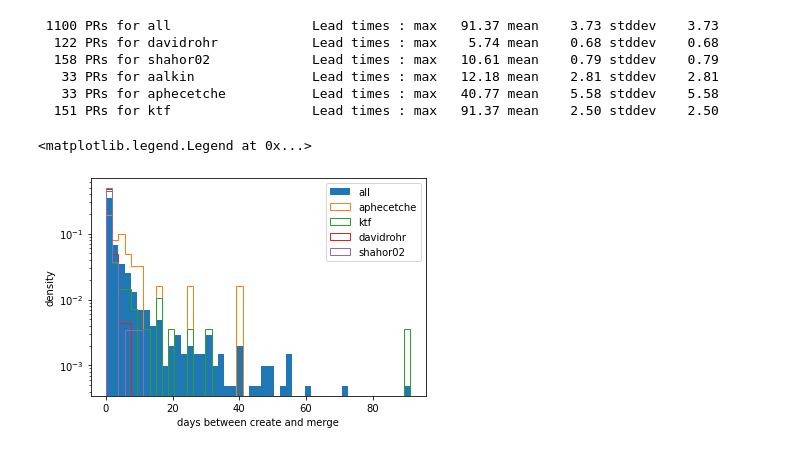
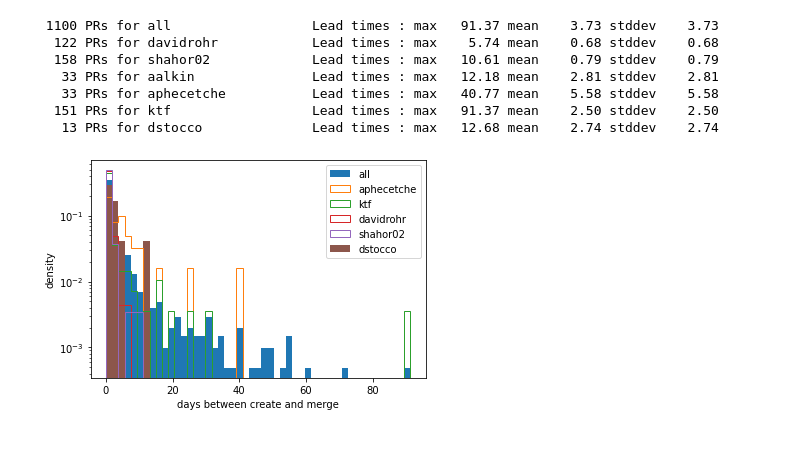
Before and after one commit to aphecetche/scripts, a Jupyter notebook: git/AliceO2 PR Time To Merge.ipynb, the cells around one changed output. Drawn from its saved outputs; the diff is of its cells as text; code cells hidden in the pictures.

Commit message:
Lead time stats for github AliceO2 pull requests

```diff
--- a/git/AliceO2 PR Time To Merge.ipynb
+++ b/git/AliceO2 PR Time To Merge.ipynb
@@ -24,6 +24,7 @@ printStat("shahor02")
 printStat("aalkin")
 printStat("aphecetche")
 printStat("ktf")
+printStat("dstocco")
 # %% [output]
  1100 PRs for all                  Lead times : max   91.37 mean    3.73 stddev    3.73
   122 PRs for davidrohr            Lead times : max    5.74 mean    0.68 stddev    0.68
@@ -31,20 +32,22 @@ printStat("ktf")
    33 PRs for aalkin               Lead times : max   12.18 mean    2.81 stddev    2.81
    33 PRs for aphecetche           Lead times : max   40.77 mean    5.58 stddev    5.58
   151 PRs for ktf                  Lead times : max   91.37 mean    2.50 stddev    2.50
+   13 PRs for dstocco              Lead times : max   12.68 mean    2.74 stddev    2.74
 # %%
 import matplotlib.pyplot as plt
 # %%
 x_min=np.min(delays)
 x_max=np.max(delays)
-n,bins,patches=plt.hist(x=authors["all"],bins=np.linspace(x_min,x_max),rwidth=1.0,label="all",density=True,histtype='stepfilled')
+density=True
+n,bins,patches=plt.hist(x=authors["all"],bins=np.linspace(x_min,x_max),rwidth=1.0,label="all",density=density,histtype='stepfilled')
 plt.xlabel("days between create and merge");
 plt.ylabel("density");
 plt.yscale("log")
-plt.hist(x=authors["aphecetche"],bins=bins,rwidth=0.85,label="aphecetche",density=True,histtype='step');
-plt.hist(x=authors["ktf"],bins=bins,rwidth=0.85,label="ktf",density=True,histtype='step');
-plt.hist(x=authors["davidrohr"],bins=bins,rwidth=0.85,label="davidrohr",density=True,histtype='step');
-plt.hist(x=authors["shahor02"],bins=bins,rwidth=0.85,label="shahor02",density=True,histtype='step');
-plt.legend()
+plt.hist(x=authors["aphecetche"],bins=bins,rwidth=0.85,label="aphecetche",density=density,histtype='step');
+plt.hist(x=authors["ktf"],bins=bins,rwidth=0.85,label="ktf",density=density,histtype='step');
+plt.hist(x=authors["davidrohr"],bins=bins,rwidth=0.85,label="davidrohr",density=density,histtype='step');
+plt.hist(x=authors["shahor02"],bins=bins,rwidth=0.85,label="shahor02",density=density,histtype='step');
+plt.hist(x=authors["dstocco"],bins=bins,rwidth=0.85,label="dstocco",density=density,histtype='stepfilled');
+plt.legend();
 # %% [output]
-<matplotlib.legend.Legend at 0x...>
-[figure, old version]
+[figure, new version]
```
Also changed, not shown: 2 other files.
